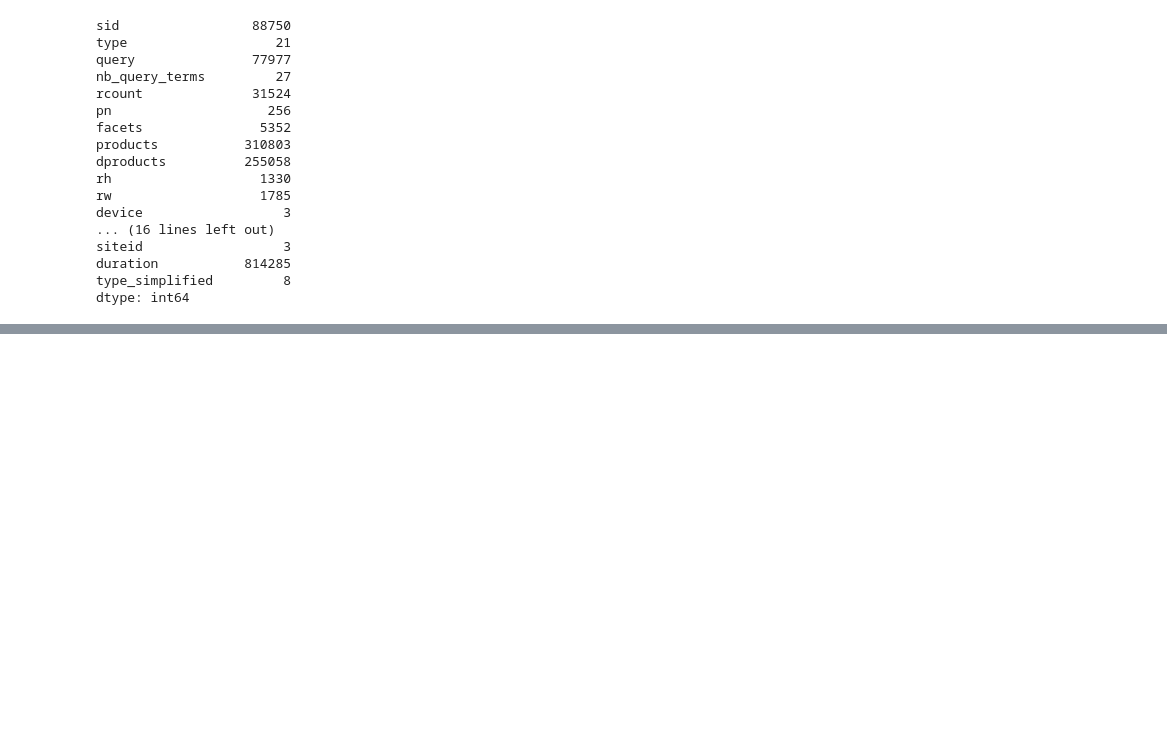
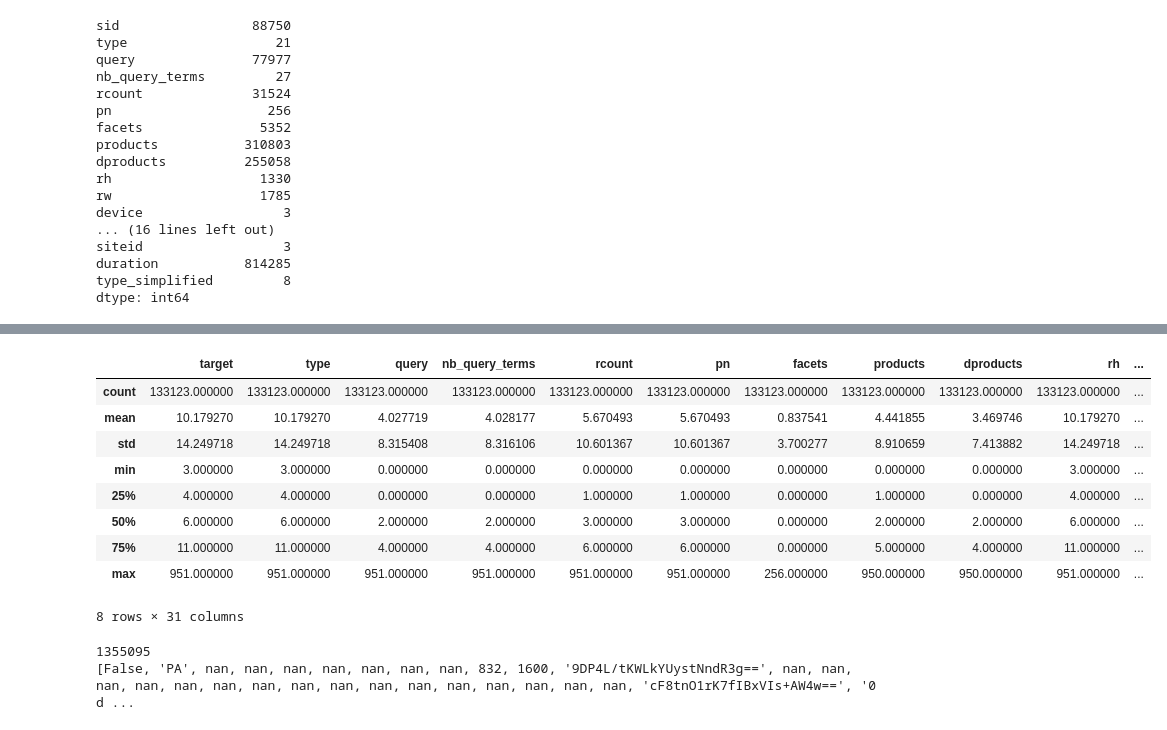
Before and after one commit to FilippoPedrazziniFP/DSG, a Jupyter notebook: visualization.ipynb, the cells around one changed output, grey strips where cells are left out. Cells and saved outputs as stored; diff of their text form; code cells hidden in the pictures; blank space fills up the shorter version.

Commit message:
working on data gen

```diff
--- a/visualization.ipynb
+++ b/visualization.ipynb
@@ -107,3 +107,8 @@ siteid                  3
 duration           814285
 type_simplified         8
 dtype: int64
+# %%
+# JOIN THE DFS
+train_df = df_train.merge(df_train_tracking, on="sid")
+print(train_df.head())
+print(train_df.describe())
@@ -109,0 +175,23 @@ dtype: int64
+# %%
+# GroupBy SID to see the length
+counts = train_df.groupby('sid').count()
+counts.describe()
+# %% [output]
+|  | target | type | query | nb_query_terms | rcount | pn | facets | products | dproducts | rh | ... |
+| count | 133123.000000 | 133123.000000 | 133123.000000 | 133123.000000 | 133123.000000 | 133123.000000 | 133123.000000 | 133123.000000 | 133123.000000 | 133123.000000 | ... |
+| mean | 10.179270 | 10.179270 | 4.027719 | 4.028177 | 5.670493 | 5.670493 | 0.837541 | 4.441855 | 3.469746 | 10.179270 | ... |
+| std | 14.249718 | 14.249718 | 8.315408 | 8.316106 | 10.601367 | 10.601367 | 3.700277 | 8.910659 | 7.413882 | 14.249718 | ... |
+| min | 3.000000 | 3.000000 | 0.000000 | 0.000000 | 0.000000 | 0.000000 | 0.000000 | 0.000000 | 0.000000 | 3.000000 | ... |
+| 25% | 4.000000 | 4.000000 | 0.000000 | 0.000000 | 1.000000 | 1.000000 | 0.000000 | 1.000000 | 0.000000 | 4.000000 | ... |
+| 50% | 6.000000 | 6.000000 | 2.000000 | 2.000000 | 3.000000 | 3.000000 | 0.000000 | 2.000000 | 2.000000 | 6.000000 | ... |
+| 75% | 11.000000 | 11.000000 | 4.000000 | 4.000000 | 6.000000 | 6.000000 | 0.000000 | 5.000000 | 4.000000 | 11.000000 | ... |
+| max | 951.000000 | 951.000000 | 951.000000 | 951.000000 | 951.000000 | 951.000000 | 256.000000 | 950.000000 | 950.000000 | 951.000000 | ... |
+8 rows × 31 columns
+# %%
+
+train_data = train_df.groupby('sid').apply(lambda x: x.sort_values(["duration"])).set_index('sid').apply(list).values.tolist()
+print(len(train_data))
+print(train_data[0])
+# %% [output]
+1355095
+[False, 'PA', nan, nan, nan, nan, nan, nan, nan, 832, 1600, '9DP4L/tKWLkYUystNndR3g==', nan, nan, nan, nan, nan, nan, nan, nan, nan, nan, nan, nan, nan, nan, nan, nan, 'cF8tnO1rK7fIBxVIs+AW4w==', '0 d ...
```
Also changed, not shown: parts of 3 cells of this notebook.
